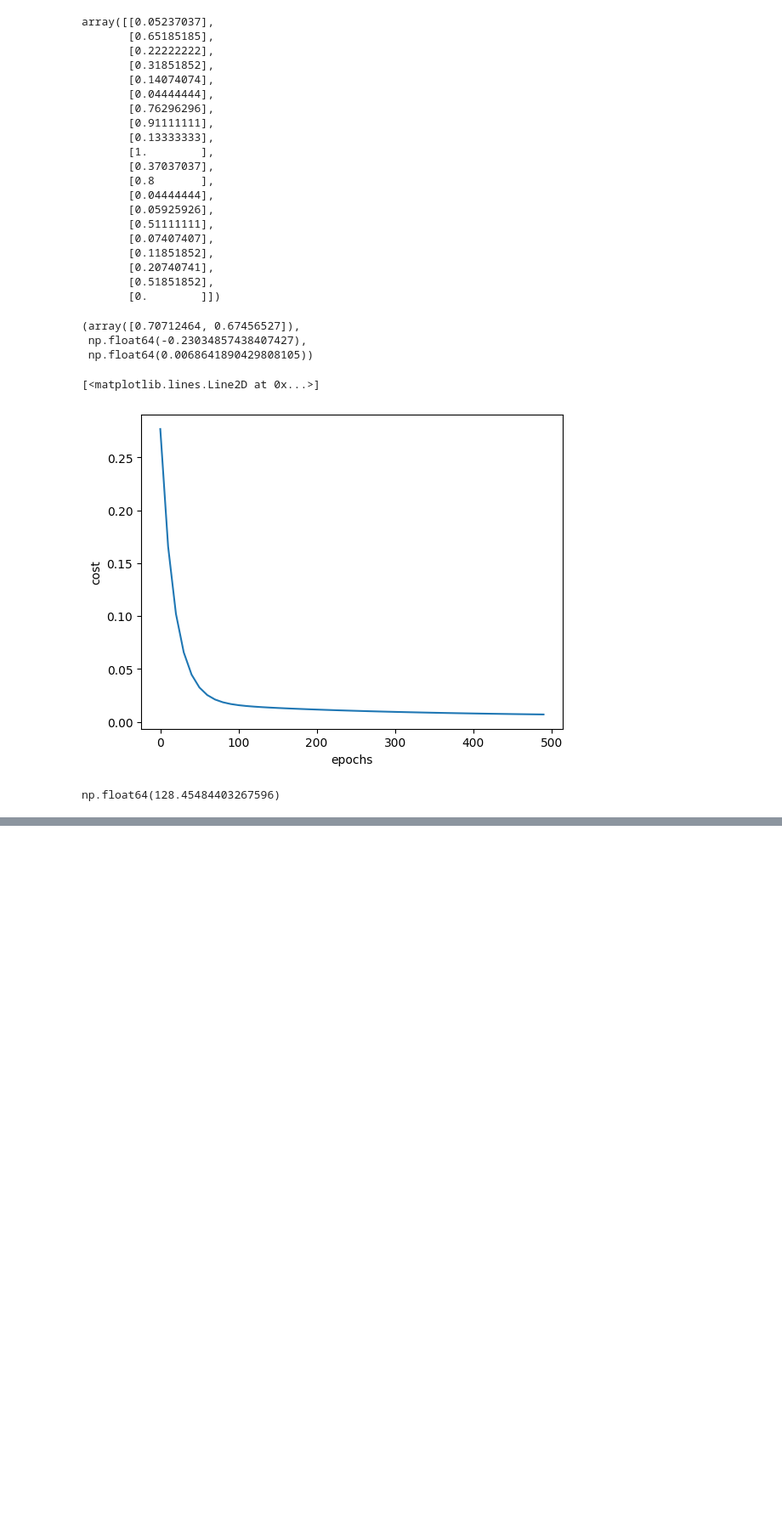
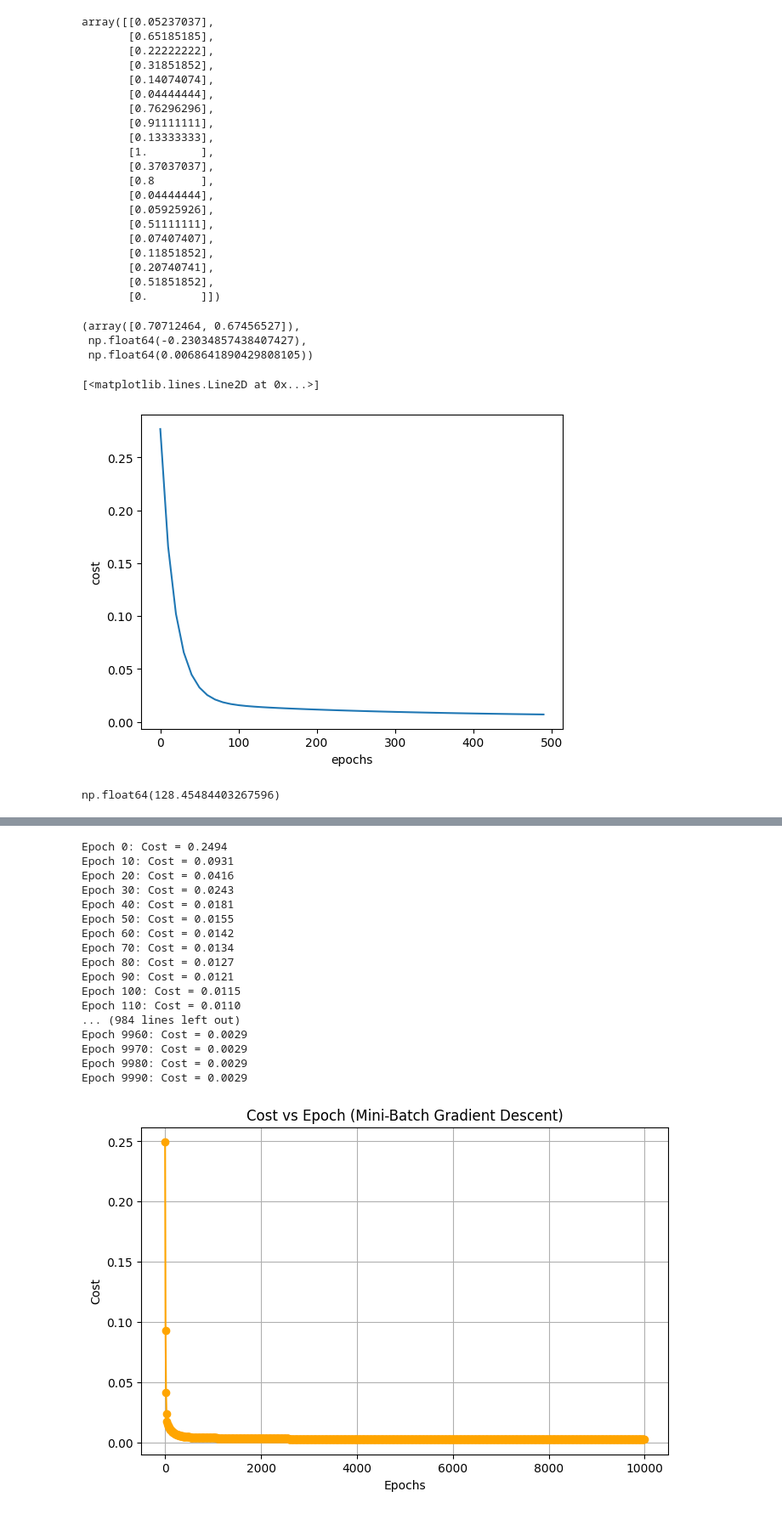
Before and after one commit to DEVELOPER-SWAPNEEL/PYTHON, a Jupyter notebook: Stochastic GD vs Batch GD vs Mini_Batch GD.ipynb, the cells around one changed output, grey strips where cells are left out. Shown: that part at 85% size. Drawn from its saved outputs; the diff is of its cells as text; code cells hidden in the pictures; blank space fills up the shorter version.

Commit message:
Mini_batch_Gradient_descent updated with solution

```diff
--- a/Stochastic GD vs Batch GD vs Mini_Batch GD.ipynb
+++ b/Stochastic GD vs Batch GD vs Mini_Batch GD.ipynb
@@ -190,0 +193,75 @@ plt.plot(epoch_list_sgd,cost_list_sgd)
+# %%
+#Implement mini batch gradient descent in python and plot cost vs epoch graph. Mini batch is intermediate version of batch GD and stochastic GD. In stochastic we used one randomly picked training sample, In mini gradient descent you will use a batch of samples in each iterations. For example if you have total 50 training samples, you can take a batch of 10 samples, calculate cumulitive error for those 10 samples and then adjust weights. In SGD we adjust weights after every one sample. In Batch we adjust weights after going through all samples but in mini batch we do after every m samples (where m is batch size and it is 0 < m < n, where n is total number of samples
+
+def mini_batch_gradient_descent(X, Y_true, epochs, learning_rate=0.01, batch_size=10):
+    # Initialize parameters
+    n_samples, n_features = X.shape
+    w = np.ones(n_features)
+    b = 0
+    X_scaled=sx.fit_transform(df.drop('price',axis=1))
+    cost_list = []
+    epoch_list = []
+
+    # Training loop
+    for epoch in range(epochs):
+        # Shuffle data for every epoch
+        indices = np.arange(n_samples)
+        np.random.shuffle(indices)
+        X = X[indices]
+        Y_true = Y_true[indices]
+
+        # Mini-batch training
+        for i in range(0, n_samples, batch_size):
+            X_batch = X[i:i+batch_size]
+            Y_batch = Y_true[i:i+batch_size]
+
+            # Predictions
+            Y_pred = np.dot(X_batch, w) + b
+
+            # Gradients
+            w_grad = -(2/len(X_batch)) * np.dot(X_batch.T, (Y_batch - Y_pred))
+            b_grad = -(2/len(X_batch)) * np.sum(Y_batch - Y_pred)
+
+            # Parameter update
+            w = w - learning_rate * w_grad
+            b = b - learning_rate * b_grad
+
+        # Compute cost after each epoch
+        Y_pred_full = np.dot(X, w) + b
+        cost = np.mean(np.square(Y_true - Y_pred_full))
+
+        if epoch % 10 == 0:
+            cost_list.append(cost)
+            epoch_list.append(epoch)
+            print(f"Epoch {epoch}: Cost = {cost:.4f}")
+
+    # Plot cost vs epoch
+    plt.figure(figsize=(8,5))
+    plt.plot(epoch_list, cost_list, marker='o', color='orange')
+    plt.title("Cost vs Epoch (Mini-Batch Gradient Descent)")
+    plt.xlabel("Epochs")
+    plt.ylabel("Cost")
+    plt.grid(True)
+    plt.show()
+
+    return w, b, cost, cost_list, epoch_list
+X_batchGD,y_batchGD,cost_batchGD,cost_list_batchGD,epoch_list_batchGD=mini_batch_gradient_descent(X_scaled,Y_scaled.reshape(Y_scaled.shape[0]),epochs=10000,learning_rate=0.01)
+# %% [output]
+Epoch 0: Cost = 0.2494
+Epoch 10: Cost = 0.0931
+Epoch 20: Cost = 0.0416
+Epoch 30: Cost = 0.0243
+Epoch 40: Cost = 0.0181
+Epoch 50: Cost = 0.0155
+Epoch 60: Cost = 0.0142
+Epoch 70: Cost = 0.0134
+Epoch 80: Cost = 0.0127
+Epoch 90: Cost = 0.0121
+Epoch 100: Cost = 0.0115
+Epoch 110: Cost = 0.0110
+... (984 lines left out)
+Epoch 9960: Cost = 0.0029
+Epoch 9970: Cost = 0.0029
+Epoch 9980: Cost = 0.0029
+Epoch 9990: Cost = 0.0029
+[figure, added]
```
Also changed, not shown: parts of 4 cells of this notebook.
